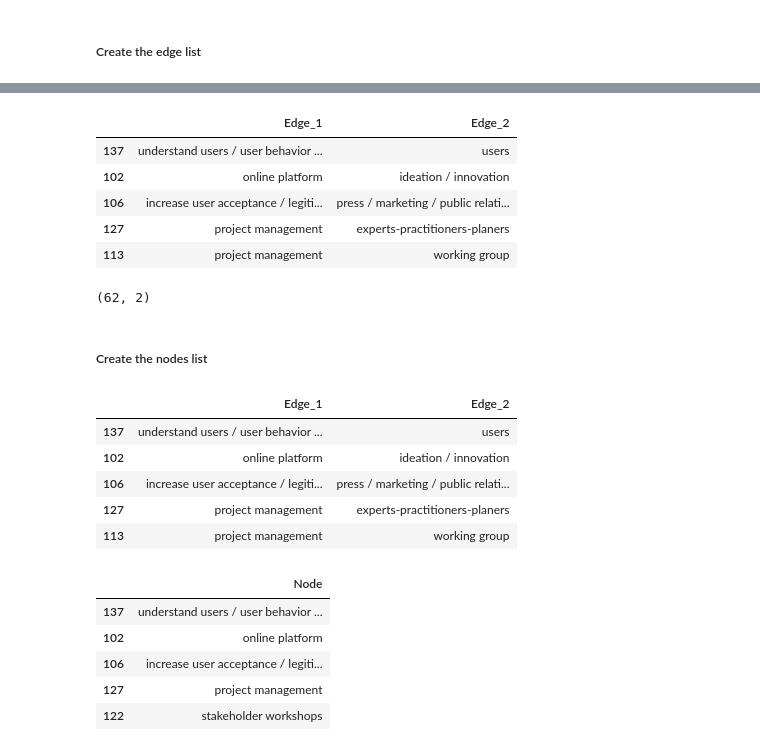
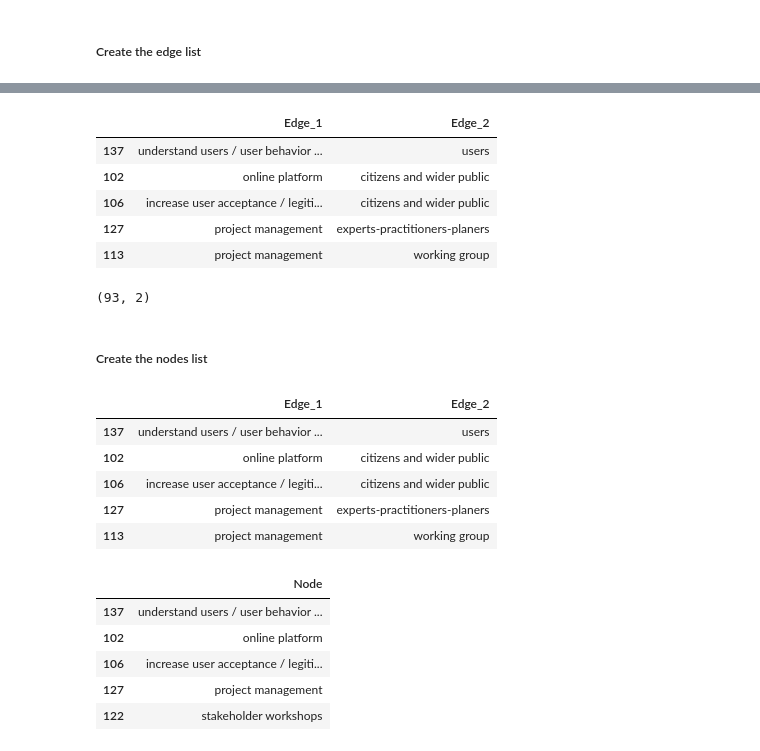
Before and after one commit to Diego-Dam/paper_co_creation_mobility_planning_germany, a Jupyter notebook: Co-Creation Paper.ipynb, the cells around one changed output, grey strips where cells are left out. Cells and saved outputs as stored; diff of their text form; code cells hidden in the pictures.

```diff
--- a/Co-Creation Paper.ipynb
+++ b/Co-Creation Paper.ipynb
@@ -888,2 +889,9 @@ associations_df_edgelist2.head()
 | 127 | project management | working group |
 | 113 | project management | consultants |
+# %%
+# than combine Edge_1 and Edge_2
+# remove Edge_1
+associations_df_edgelist3 = associations_df.drop(columns = ['Consequent'])
+#reduce the df to Edge_1 and Edge_2
+associations_df_edgelist3 = associations_df_edgelist3.iloc[:,[6,7]]
+associations_df_edgelist3.head()
@@ -890,18 +905,19 @@ associations_df_edgelist2.head()
 # %%
 associations_df_edgelist = associations_df_edgelist1.append(associations_df_edgelist2)
+associations_df_edgelist = associations_df_edgelist.append(associations_df_edgelist3)
 associations_df_edgelist.head()
 # %% [output]
 |  | Edge_1 | Edge_2 |
 | 137 | understand users / user behavior ... | users |
-| 102 | online platform | ideation / innovation |
-| 106 | increase user acceptance / legiti... | press / marketing / public relati... |
+| 102 | online platform | citizens and wider public |
+| 106 | increase user acceptance / legiti... | citizens and wider public |
 | 127 | project management | experts-practitioners-planers |
 | 113 | project management | working group |
 # %%
 # How many edges do we have in the dataset?
 associations_df_edgelist.shape
 # %% [output]
-(62, 2)
+(93, 2)
 # %% [markdown]
 ##### Create the nodes list
 # %%
@@ -912,8 +928,8 @@ associations_df_edgelist.head()
 # %% [output]
 |  | Edge_1 | Edge_2 |
 | 137 | understand users / user behavior ... | users |
-| 102 | online platform | ideation / innovation |
-| 106 | increase user acceptance / legiti... | press / marketing / public relati... |
+| 102 | online platform | citizens and wider public |
+| 106 | increase user acceptance / legiti... | citizens and wider public |
 | 127 | project management | experts-practitioners-planers |
 | 113 | project management | working group |
 # %%
```
Also changed, not shown: parts of 16 cells of this notebook.
